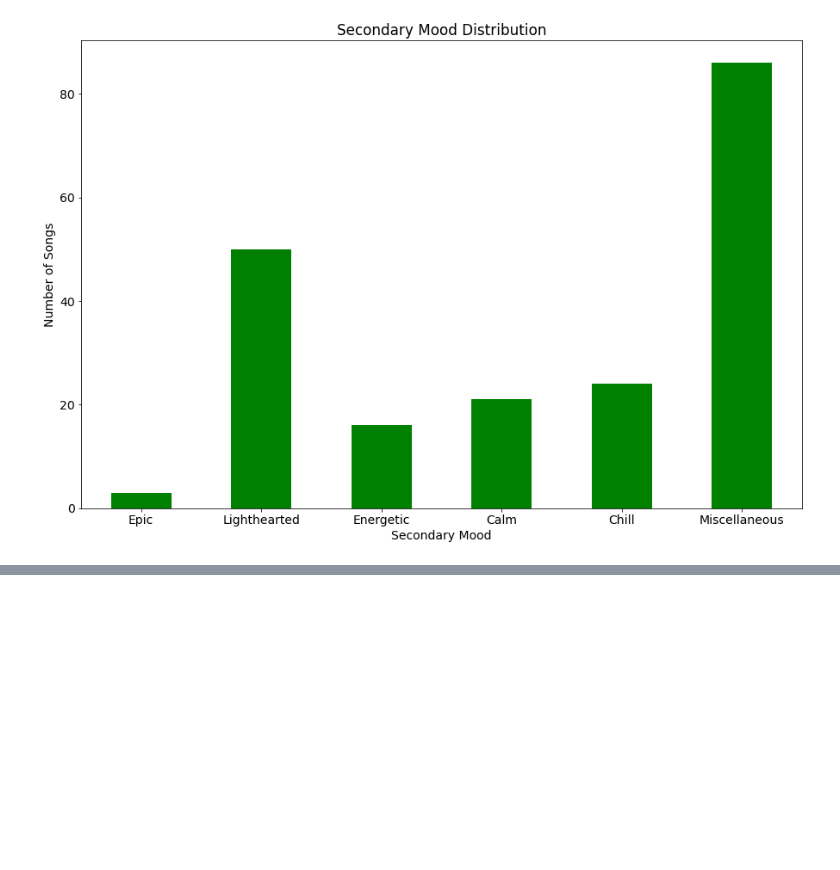
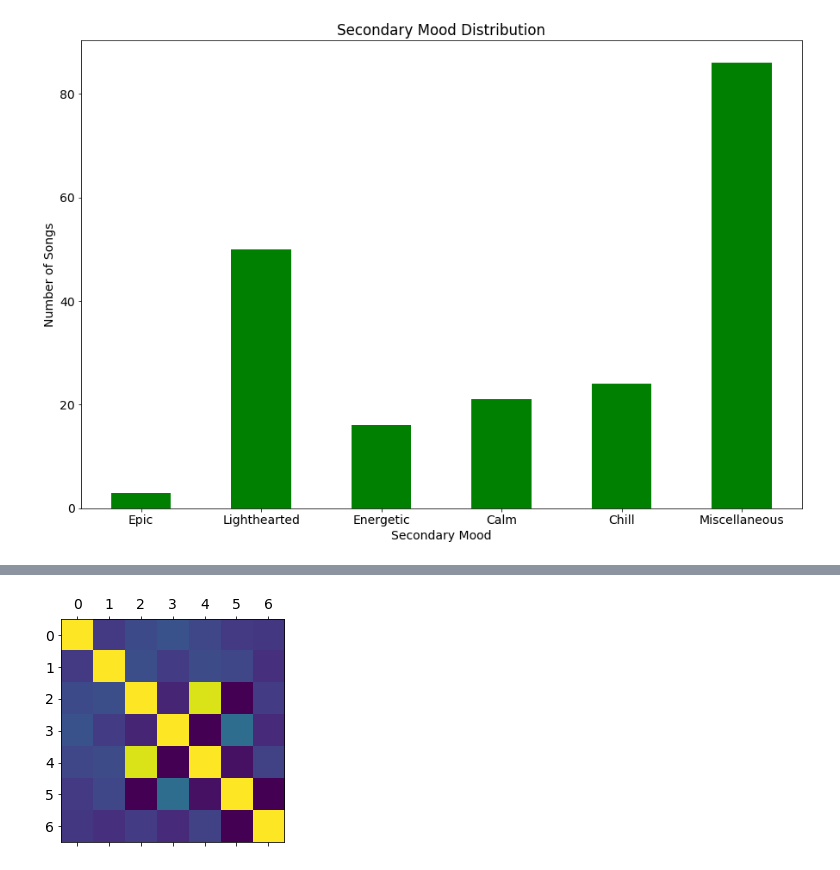
Before and after one commit to sherleywang/moody_playlist, a Jupyter notebook: data_overview.ipynb, the cells around one changed output, grey strips where cells are left out. Cells and saved outputs as stored; diff of their text form; code cells hidden in the pictures; blank space fills up the shorter version.

```diff
--- a/data_overview.ipynb
+++ b/data_overview.ipynb
@@ -66 +66,5 @@ toshiro masuda          3
 dtype: int64
+# %%
+features = pd.read_csv("data/features.csv")
+features = features.drop(columns = ['title', 'artist'])
+features
@@ -66,0 +85,5 @@ dtype: int64
+# %%
+plt.matshow(features.corr())
+plt.show()
+# %% [output]
+[figure, added]
```
Also changed, not shown: parts of 3 cells of this notebook, 4 other files.
